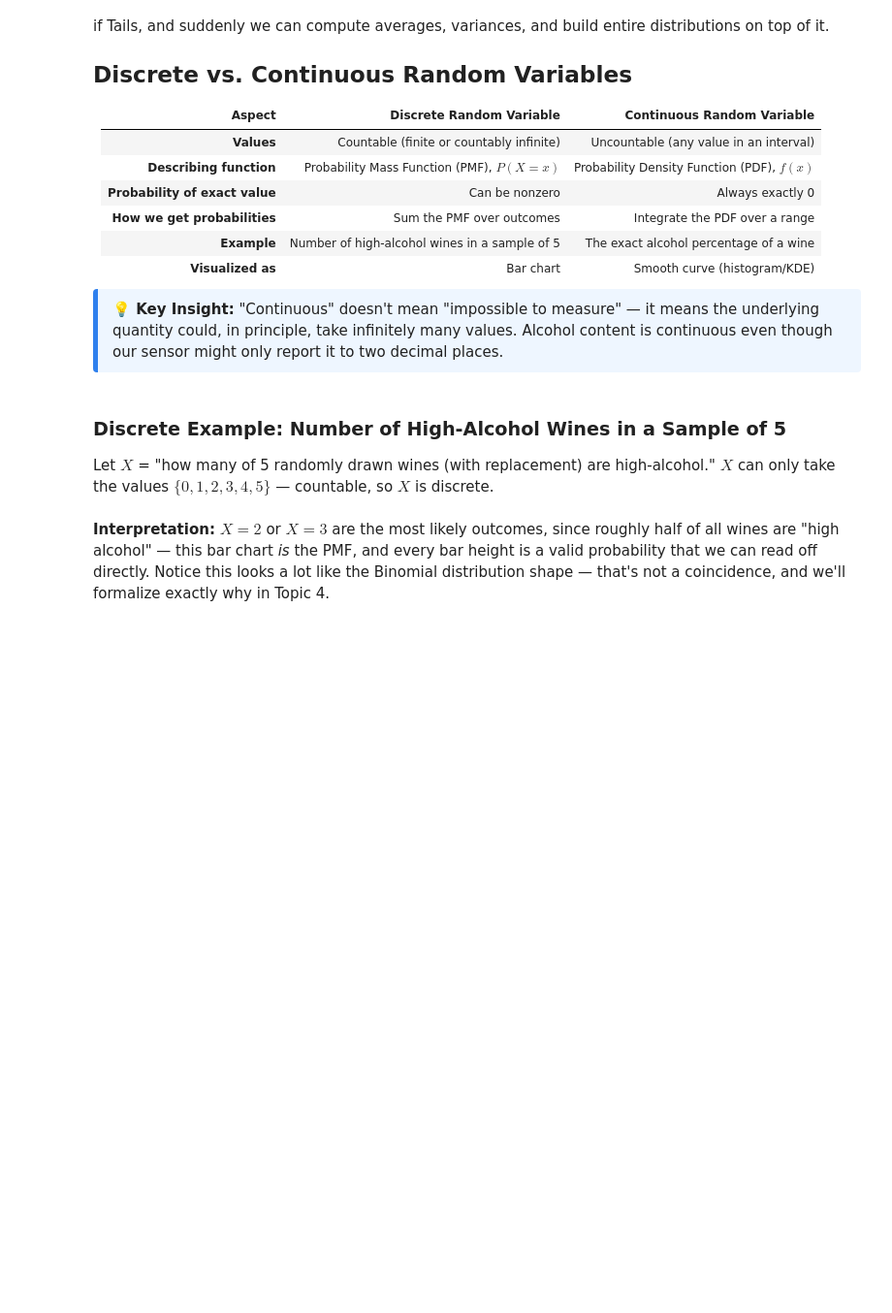
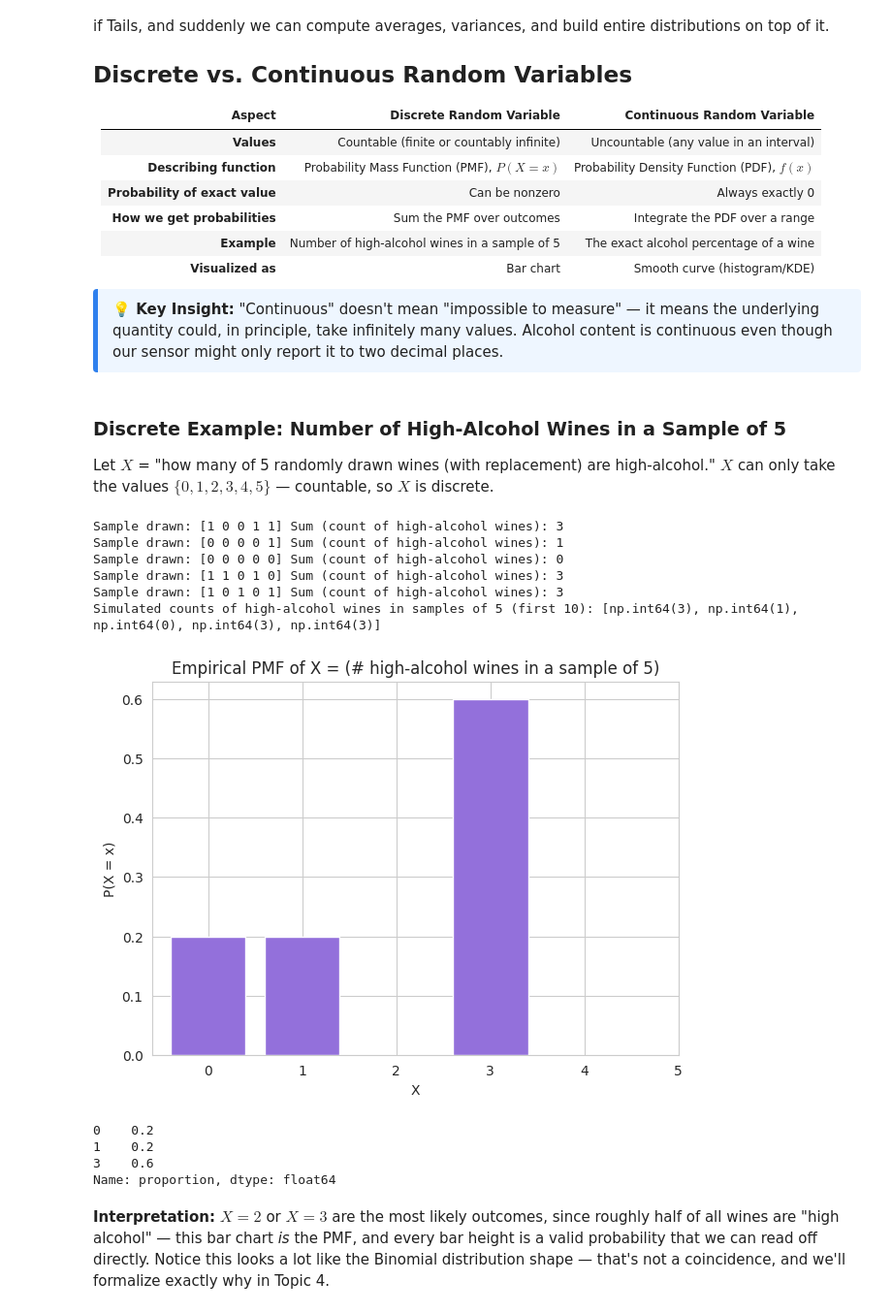
Before and after one commit to Abubakar-idrees-01/Summer_Grow, a Jupyter notebook: probability/Probability_Statistics_for_Data_Science.ipynb, the cells around one changed output. Shown at 97% size. Saved outputs shown, nothing was run; the diff lists cells and outputs as text; code cells hidden in the pictures; blank space fills up the shorter version.

```diff
--- a/probability/Probability_Statistics_for_Data_Science.ipynb
+++ b/probability/Probability_Statistics_for_Data_Science.ipynb
@@ -1215,26 +1215,41 @@ Let $X$ = "how many of 5 randomly drawn wines (with replacement) are high-alcoho
 values $\{0,1,2,3,4,5\}$ — countable, so $X$ is discrete.
 # %%
 # Simulate drawing 5 wines (with replacement) many times, and count high-alcohol wines each time
-n_simulations = 20000
+n_simulations = 5
 sample_size = 5
 
 counts = []
 for _ in range(n_simulations):
     sample = df['high_alcohol'].sample(sample_size, replace=True).values
+    print("Sample drawn:", sample, "Sum (count of high-alcohol wines):", sample.sum())
     counts.append(sample.sum())
 
+
+print("Simulated counts of high-alcohol wines in samples of 5 (first 10):", counts[:10])
 counts = np.array(counts)
 pmf_empirical = pd.Series(counts).value_counts(normalize=True).sort_index()
 
 plt.figure(figsize=(7, 5))
 plt.bar(pmf_empirical.index, pmf_empirical.values, color='mediumpurple')
 plt.title("Empirical PMF of X = (# high-alcohol wines in a sample of 5)")
 plt.xlabel("X")
 plt.ylabel("P(X = x)")
 plt.xticks(range(6))
 plt.show()
 
 print(pmf_empirical.round(3))
+# %% [output]
+Sample drawn: [1 0 0 1 1] Sum (count of high-alcohol wines): 3
+Sample drawn: [0 0 0 0 1] Sum (count of high-alcohol wines): 1
+Sample drawn: [0 0 0 0 0] Sum (count of high-alcohol wines): 0
+Sample drawn: [1 1 0 1 0] Sum (count of high-alcohol wines): 3
+Sample drawn: [1 0 1 0 1] Sum (count of high-alcohol wines): 3
+Simulated counts of high-alcohol wines in samples of 5 (first 10): [np.int64(3), np.int64(1), np.int64(0), np.int64(3), np.int64(3)]
+[figure, added]
+0    0.2
+1    0.2
+3    0.6
+Name: proportion, dtype: float64
 # %% [markdown]
 **Interpretation:** $X=2$ or $X=3$ are the most likely outcomes, since roughly half of all wines are
 "high alcohol" — this bar chart *is* the PMF, and every bar height is a valid probability that we can read
```
Also changed, not shown: parts of 3 cells of this notebook.
